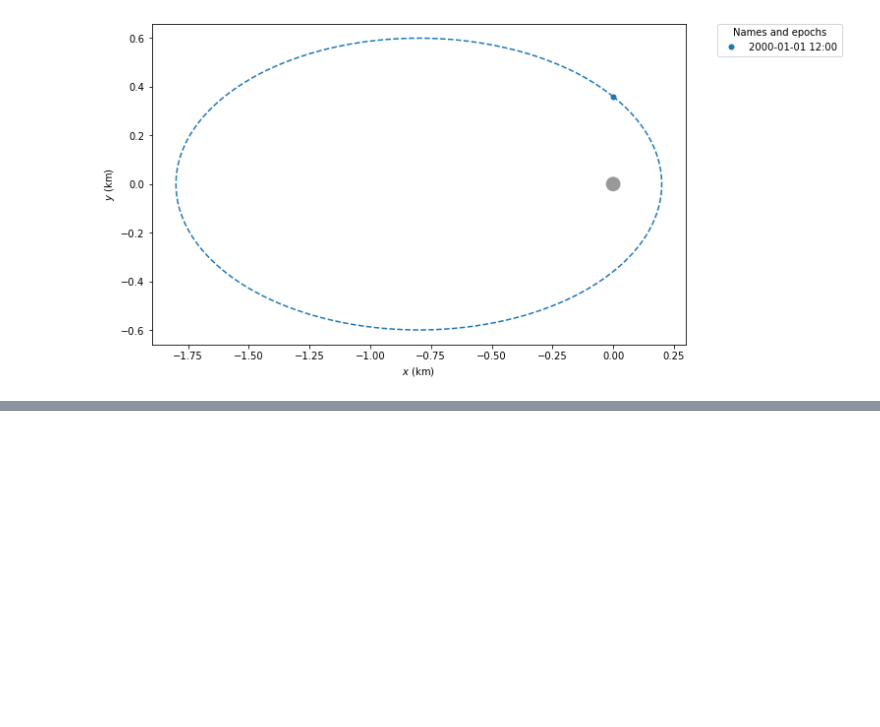
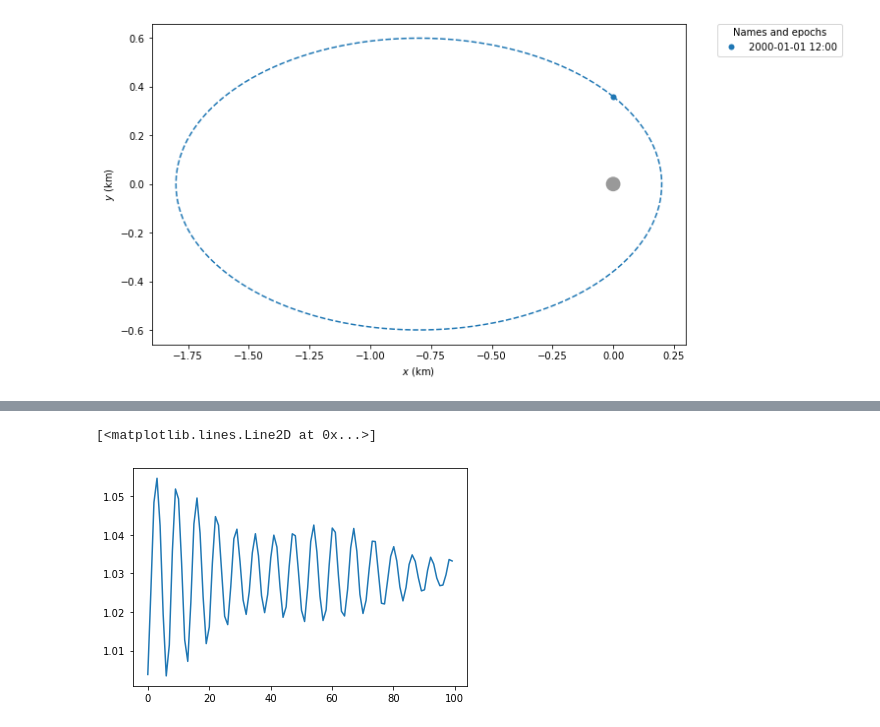
Before and after one commit to henhen724/EchoSimulation, a Jupyter notebook: PythonSimulation/Kepler Echo.ipynb, the cells around one changed output, grey strips where cells are left out. Saved outputs shown, nothing was run; the diff lists cells and outputs as text; code cells hidden in the pictures; blank space fills up the shorter version.

```diff
--- a/PythonSimulation/Kepler Echo.ipynb
+++ b/PythonSimulation/Kepler Echo.ipynb
@@ -55,0 +133,5 @@ orb[0].plot()
+# %%
+plt.plot(time[0:steps_before_kick], avr_radius[0:steps_before_kick])
+# %% [output]
+[<matplotlib.lines.Line2D at 0x...>]
+[figure, added]
```
Also changed, not shown: parts of 27 cells of this notebook.
